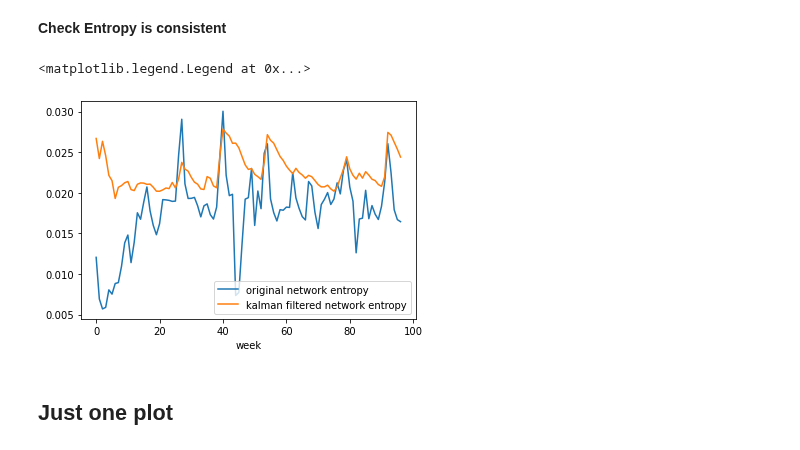
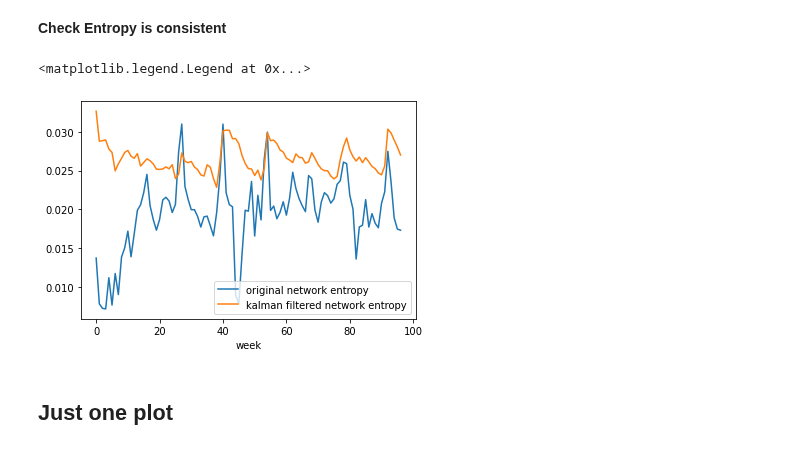
Before and after one commit to yuval-b/covid_thesis, a Jupyter notebook: 4. Generating network pictures.ipynb, the cells around one changed output. Cells and saved outputs as stored; diff of their text form; code cells hidden in the pictures.

```diff
--- a/4. Generating network pictures.ipynb
+++ b/4. Generating network pictures.ipynb
@@ -28,29 +28,29 @@ waloc = waloc.loc[waloc['Population'] >0]
 # When doing big towns
 waloc = waloc[:58]
 # When ignoring sattelite towns
-# waloc = waloc.loc[(waloc['City / Town'] != 'Yanchep') & (waloc['City / Town'] != 'Bullsbrook') &
-#                   (waloc['City / Town'] != 'Mundijong') & (waloc['City / Town'] != 'Serpentine') &
-#                  (waloc['City / Town'] != 'Two Rocks') ]
-# waloc = waloc.reset_index()
-# waloc = waloc.drop(columns = ['index'])
+waloc = waloc.loc[(waloc['City / Town'] != 'Yanchep') & (waloc['City / Town'] != 'Bullsbrook') &
+                  (waloc['City / Town'] != 'Mundijong') & (waloc['City / Town'] != 'Serpentine') &
+                 (waloc['City / Town'] != 'Two Rocks') ]
+waloc = waloc.reset_index()
+waloc = waloc.drop(columns = ['index'])
 
-# When also ignoring rural sattelite towns
-# waloc = waloc.loc[(waloc['City / Town'] != 'Pinjarra') & (waloc['City / Town'] != 'Drummond Cove') &
-#                   (waloc['City / Town'] != 'Bridgetown') & (waloc['City / Town'] != 'Binningup') &
-#                  (waloc['City / Town'] != 'Dampier') ]
-# waloc = waloc.reset_index()
-# waloc = waloc.drop(columns = ['index'])
+#When also ignoring rural sattelite towns
+waloc = waloc.loc[(waloc['City / Town'] != 'Pinjarra') & (waloc['City / Town'] != 'Drummond Cove') &
+                  (waloc['City / Town'] != 'Bridgetown') & (waloc['City / Town'] != 'Binningup') &
+                 (waloc['City / Town'] != 'Dampier') ]
+waloc = waloc.reset_index()
+waloc = waloc.drop(columns = ['index'])
 
-# # When also ignoring 0 flow towns
-# waloc = waloc.loc[(waloc['City / Town'] != 'Kununurra') & (waloc['City / Town'] != 'Derby') &
-#                   (waloc['City / Town'] != 'Boddington-Ranford') & (waloc['City / Town'] != 'Wyndham')]
-# waloc = waloc.reset_index()
-# waloc = waloc.drop(columns = ['index'])
+# When also ignoring 0 flow towns
+waloc = waloc.loc[(waloc['City / Town'] != 'Kununurra') & (waloc['City / Town'] != 'Derby') &
+                  (waloc['City / Town'] != 'Boddington-Ranford') & (waloc['City / Town'] != 'Wyndham')]
+waloc = waloc.reset_index()
+waloc = waloc.drop(columns = ['index'])
 # %% [markdown]
 **Check Entropy is consistent**
 # %%
 dire = []
-with os.scandir('/Volumes/HardDrive/New_Workflow/48_towns_network/') as entries:
+with os.scandir('/Volumes/HardDrive/New_Workflow/44_towns_network/') as entries:
     for entry in entries:
         if '._' not in entry.name:
             dire.append(entry.name)
@@ -106,12 +106,12 @@ def gen_ent_list(dire,kal):
 # %%
 plt.plot(figsize = (10,6))
 plt.xlabel('week')
-plt.plot(gen_ent_list(dire,'48_towns_network/'), label = 'original network entropy')
-plt.plot(gen_ent_list(dire,'kalman_all_48/'),label = 'kalman filtered network entropy')
+plt.plot(gen_ent_list(dire,'44_towns_network/'), label = 'original network entropy')
+plt.plot(gen_ent_list(dire,'kalman_all_44/'),label = 'kalman filtered network entropy')
 plt.legend()
 # %% [output]
 <matplotlib.legend.Legend at 0x...>
-[figure, old version]
+[figure, new version]
 # %% [markdown]
 ## Just one plot
 # %%
```
Also changed, not shown: parts of 8 cells of this notebook.
